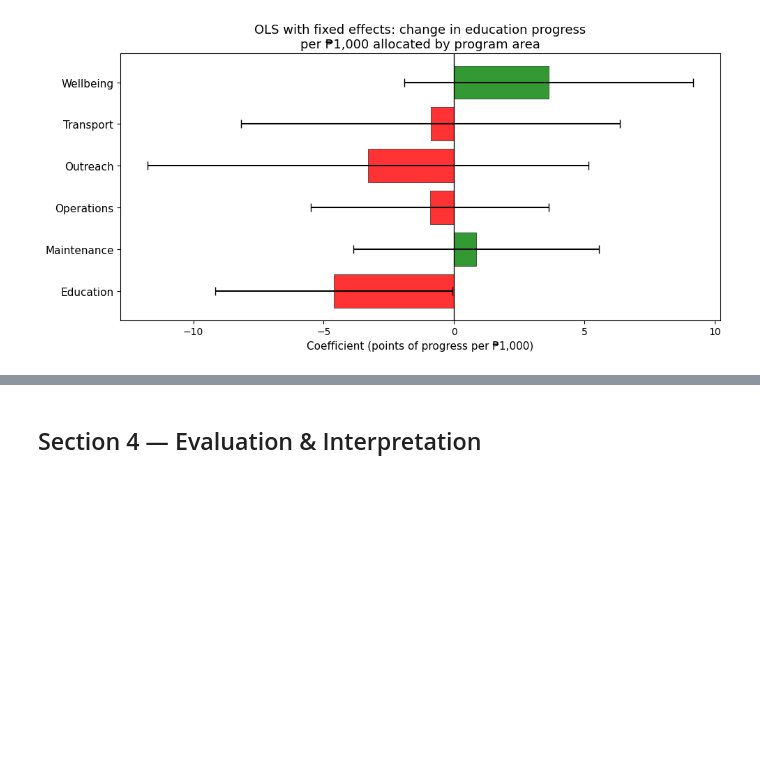
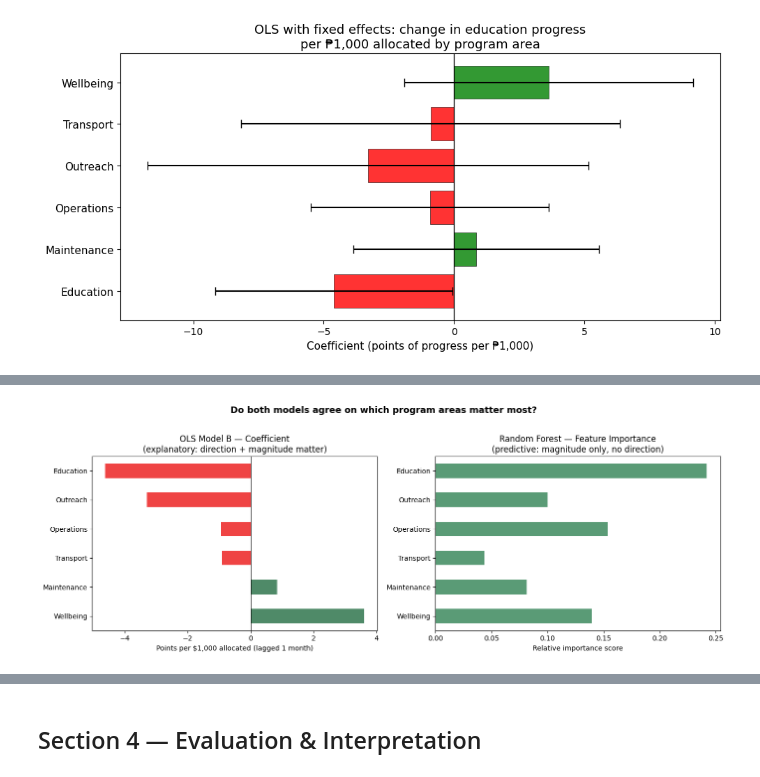
Before and after one commit to maddiejones03/INTEX_2, a Jupyter notebook: ml-pipelines/donation_to_outcome.ipynb, the cells around one changed output, grey strips where cells are left out. Saved outputs shown, nothing was run; the diff lists cells and outputs as text; code cells hidden in the pictures; blank space fills up the shorter version.

```diff
--- a/ml-pipelines/donation_to_outcome.ipynb
+++ b/ml-pipelines/donation_to_outcome.ipynb
@@ -276,0 +484,88 @@ plt.show()
+# %%
+import matplotlib.pyplot as plt
+
+# ── Feature importance comparison ─────────────────────────────────────────────
+# Compare Random Forest feature importances vs OLS Model B coefficients
+# for the 6 program area funding columns only (exclude safehouse dummies
+# and active_residents since we only care about program area comparison)
+
+program_cols   = per1000_cols
+program_labels = [c.replace('_per_1000', '') for c in program_cols]
+
+# OLS Model B coefficients for the 6 program areas
+ols_coefs = pd.Series(
+    [model_B_edu.params.get(c, 0) for c in program_cols],
+    index=program_labels,
+    name='OLS Coefficient'
+)
+
+# Random Forest importances for the 6 program area columns only
+all_feature_names = feature_cols
+rf_imp_series = pd.Series(
+    rf.feature_importances_,
+    index=all_feature_names
+)
+rf_program_imp = pd.Series(
+    [rf_imp_series.get(c, 0) for c in program_cols],
+    index=program_labels,
+    name='RF Importance'
+)
+
+# Sort by OLS coefficient for consistent ordering
+comparison = pd.concat([ols_coefs, rf_program_imp], axis=1).sort_values(
+    'OLS Coefficient', ascending=False
+)
+
+print("Feature Importance Comparison: OLS Coefficients vs Random Forest Importances")
+print("OLS = direction + magnitude | RF = relative predictive importance (no direction)")
+print()
+print(comparison.round(4).to_string())
+
+# ── Side by side plot ─────────────────────────────────────────────────────────
+fig, axes = plt.subplots(1, 2, figsize=(14, 5))
+
+# OLS coefficients — color by positive/negative
+colors_ols = ['#4f8a68' if v > 0 else '#ef4444'
+              for v in comparison['OLS Coefficient']]
+comparison['OLS Coefficient'].plot(
+    kind='barh', ax=axes[0], color=colors_ols
+)
+axes[0].axvline(0, color='black', linewidth=0.8)
+axes[0].set_title(
+    'OLS Model B — Coefficient\n'
+    '(explanatory: direction + magnitude matter)',
+    fontsize=12
+)
+axes[0].set_xlabel('Points per $1,000 allocated (lagged 1 month)')
+
+# Random Forest importances — single color, no direction
+comparison['RF Importance'].plot(
+    kind='barh', ax=axes[1], color='#5a9b76'
+)
+axes[1].set_title(
+    'Random Forest — Feature Importance\n'
+    '(predictive: magnitude only, no direction)',
+    fontsize=12
+)
+axes[1].set_xlabel('Relative importance score')
+
+plt.suptitle(
+    'Do both models agree on which program areas matter most?',
+    fontsize=13, fontweight='bold', y=1.02
+)
+plt.tight_layout()
+plt.show()
+
+# ── Ranking comparison ────────────────────────────────────────────────────────
+ols_rank = ols_coefs.abs().rank(ascending=False).astype(int)
+rf_rank  = rf_program_imp.rank(ascending=False).astype(int)
+
+rank_comparison = pd.DataFrame({
+    'OLS Rank (by |coef|)': ols_rank,
+    'RF Rank (by importance)': rf_rank,
+    'Agreement': ['✓' if abs(ols_rank[i] - rf_rank[i]) <= 1
+                  else '✗' for i in ols_rank.index]
+})
+print("\nFeature Ranking Comparison:")
+print(rank_comparison.to_string())
+# %% [output]
@@ -276,0 +582 @@ plt.show()
+[figure, added]
```
Also changed, not shown: parts of 15 cells of this notebook, 1 other file.
